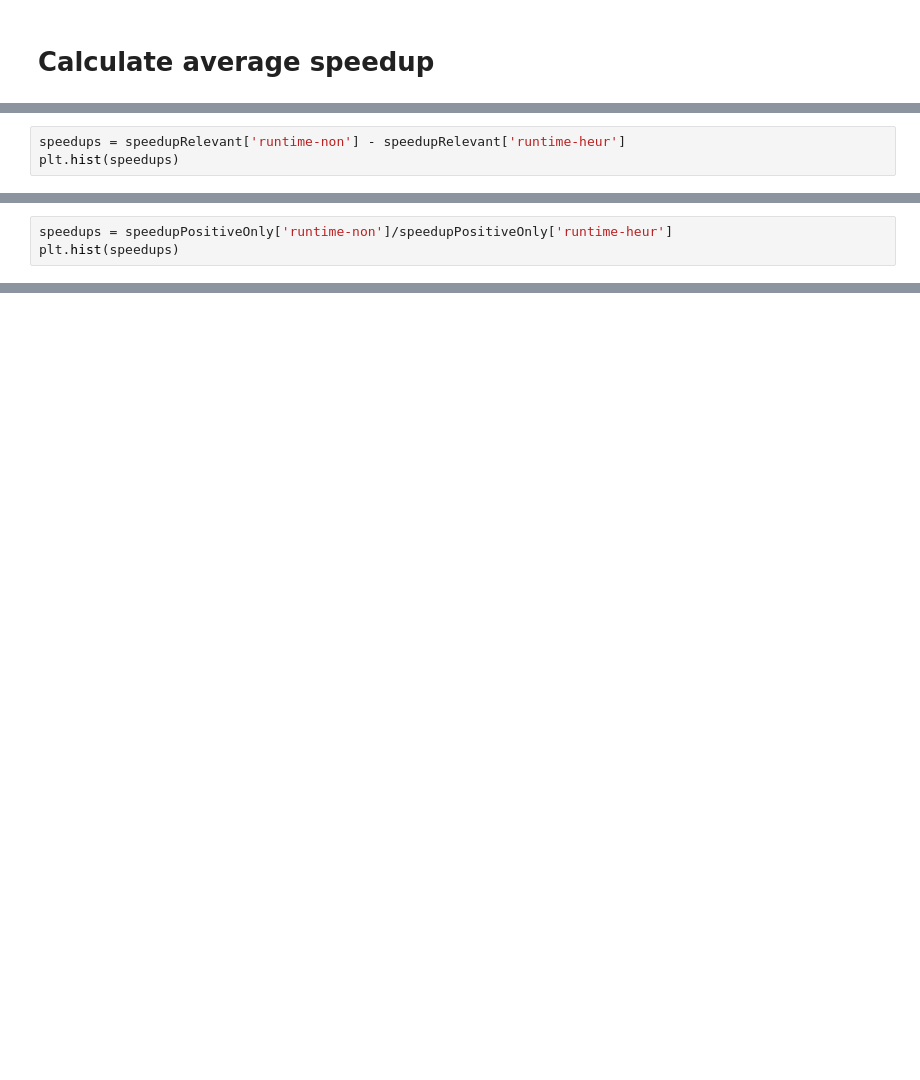
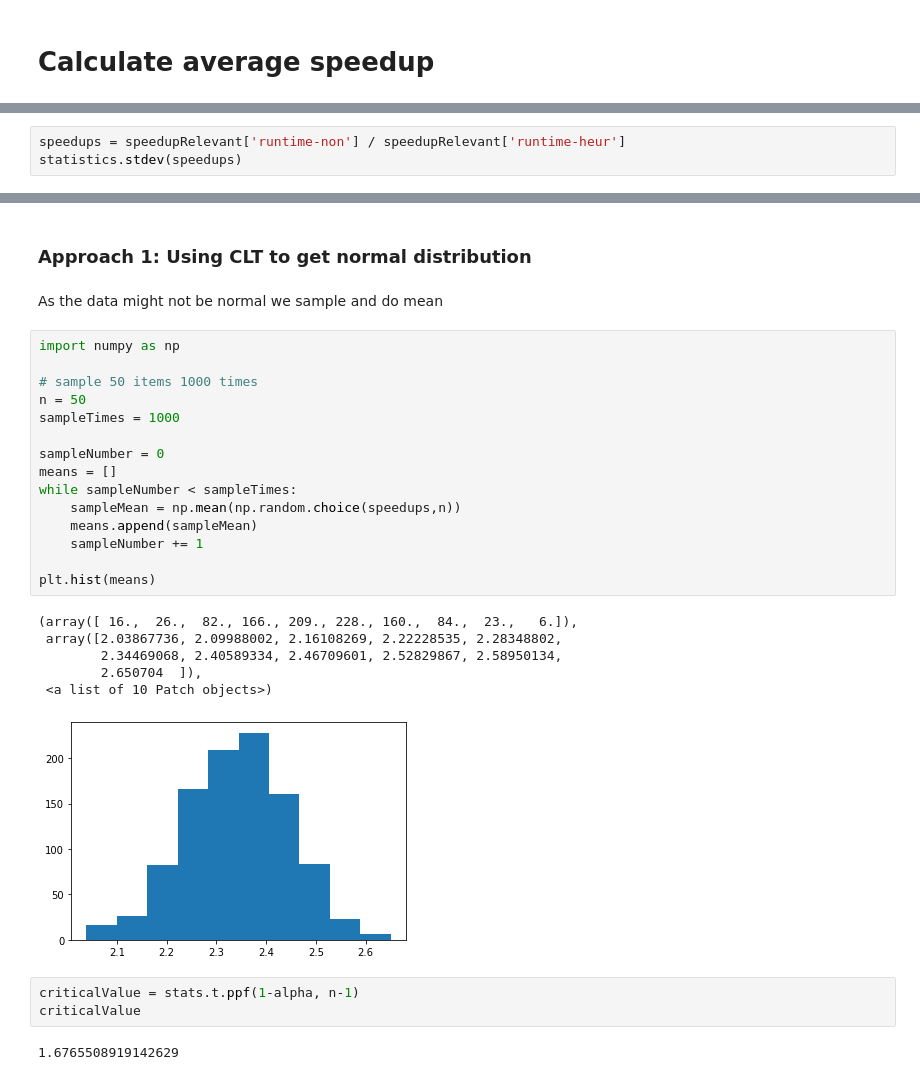
Before and after one commit to e11938258/experiment-reproduction-faster-k-means, a Jupyter notebook: notebooks/result-evaluation.ipynb, the cells around one changed output, grey strips where cells are left out. Saved outputs shown, nothing was run; the diff lists cells and outputs as text; blank space fills up the shorter version.

Commit message:
Add significance testing approaches

```diff
--- a/notebooks/result-evaluation.ipynb
+++ b/notebooks/result-evaluation.ipynb
@@ -106,0 +124,3 @@ speedupRelevant['runtime-non'].sum()/speedupRelevant['runtime-heur'].sum()
+# %%
+speedups = speedupRelevant['runtime-non'] / speedupRelevant['runtime-heur']
+statistics.stdev(speedups)
@@ -112,3 +135,0 @@ len(results[results.stagnation == True])/len(results)
-# %%
-speedups = speedupRelevant['runtime-non'] - speedupRelevant['runtime-heur']
-plt.hist(speedups)
@@ -142,3 +135,0 @@ speedupPositiveOnly['runtime-non'].sum()/speedupPositiveOnly['runtime-heur'].sum
-# %%
-speedups = speedupPositiveOnly['runtime-non']/speedupPositiveOnly['runtime-heur']
-plt.hist(speedups)
@@ -156,0 +180,31 @@ len(results[results['iterations-non'] < results['iterations-heur']  ])/len(resul
+# %% [markdown]
+### Approach 1: Using CLT to get normal distribution
+# %% [markdown]
+As the data might not be normal we sample and do mean
+# %%
+import numpy as np
+
+# sample 50 items 1000 times
+n = 50
+sampleTimes = 1000
+
+sampleNumber = 0
+means = []
+while sampleNumber < sampleTimes:
+    sampleMean = np.mean(np.random.choice(speedups,n))
+    means.append(sampleMean)
+    sampleNumber += 1
+
+plt.hist(means)
+# %% [output]
+(array([ 16.,  26.,  82., 166., 209., 228., 160.,  84.,  23.,   6.]),
+ array([2.03867736, 2.09988002, 2.16108269, 2.22228535, 2.28348802,
+        2.34469068, 2.40589334, 2.46709601, 2.52829867, 2.58950134,
+        2.650704  ]),
+ <a list of 10 Patch objects>)
+[figure, added]
+# %%
+criticalValue = stats.t.ppf(1-alpha, n-1)
+criticalValue
+# %% [output]
+1.6765508919142629
```
Also changed, not shown: parts of 35 cells of this notebook, 1 other file.
